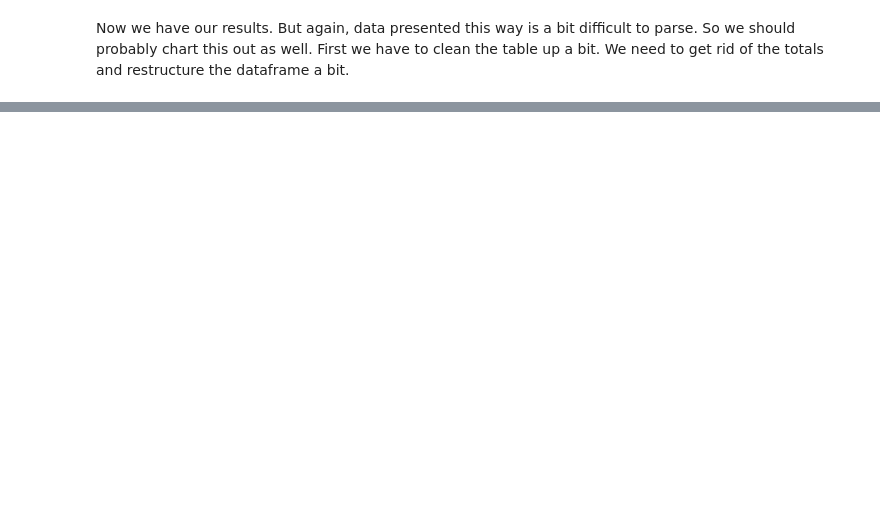
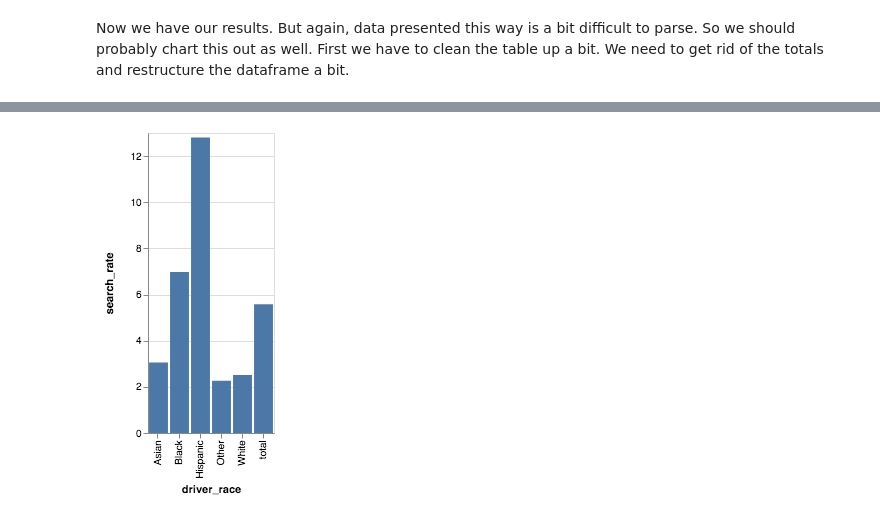
Before and after one commit to newshackaz/az_stops, a Jupyter notebook: completed_analysis.ipynb, the cells around one changed output, grey strips where cells are left out. Saved outputs shown, nothing was run; the diff lists cells and outputs as text; code cells hidden in the pictures; blank space fills up the shorter version.

```diff
--- a/completed_analysis.ipynb
+++ b/completed_analysis.ipynb
@@ -287,0 +348,3 @@ stops_by_sex_race
+# %%
+mask = (az_stops.search_conducted == 'TRUE') & (az_stops.consent_search == 'FALSE')
+az_stops.loc[mask, 'consent_search'] = 'unknown_search'
@@ -287,0 +353,2 @@ stops_by_sex_race
+# %%
+az_stops['consent_search'].replace({'TRUE' : 'consent_search', 'FALSE' : 'no_search'}, inplace = True)
@@ -287,0 +375,12 @@ stops_by_sex_race
+# %%
+# create the pivot table
+search_rates = pd.pivot_table(az_stops,
+                              columns = 'consent_search',
+                              index = 'driver_race',
+                              values = 'id',
+                              aggfunc = 'count',
+                              margins = True,
+                              margins_name = 'total')
+
+search_rates = pd.DataFrame(search_rates.to_records())
+search_rates
@@ -287,0 +403,5 @@ stops_by_sex_race
+# %%
+# do this without the multiplier first, show how we end up with small numbers
+# and then multiply by 1000 to make it per 1,000 stops
+search_rates['search_rate'] = (search_rates['consent_search'] / search_rates['total']) * 1000
+search_rates
@@ -287,0 +424,3 @@ stops_by_sex_race
+# %%
+alt.Chart(search_rates).mark_bar().encode(x = 'driver_race', y = 'search_rate')
+# %% [output]
@@ -287,0 +428 @@ stops_by_sex_race
+[figure, added]
```
Also changed, not shown: parts of 33 cells of this notebook.
